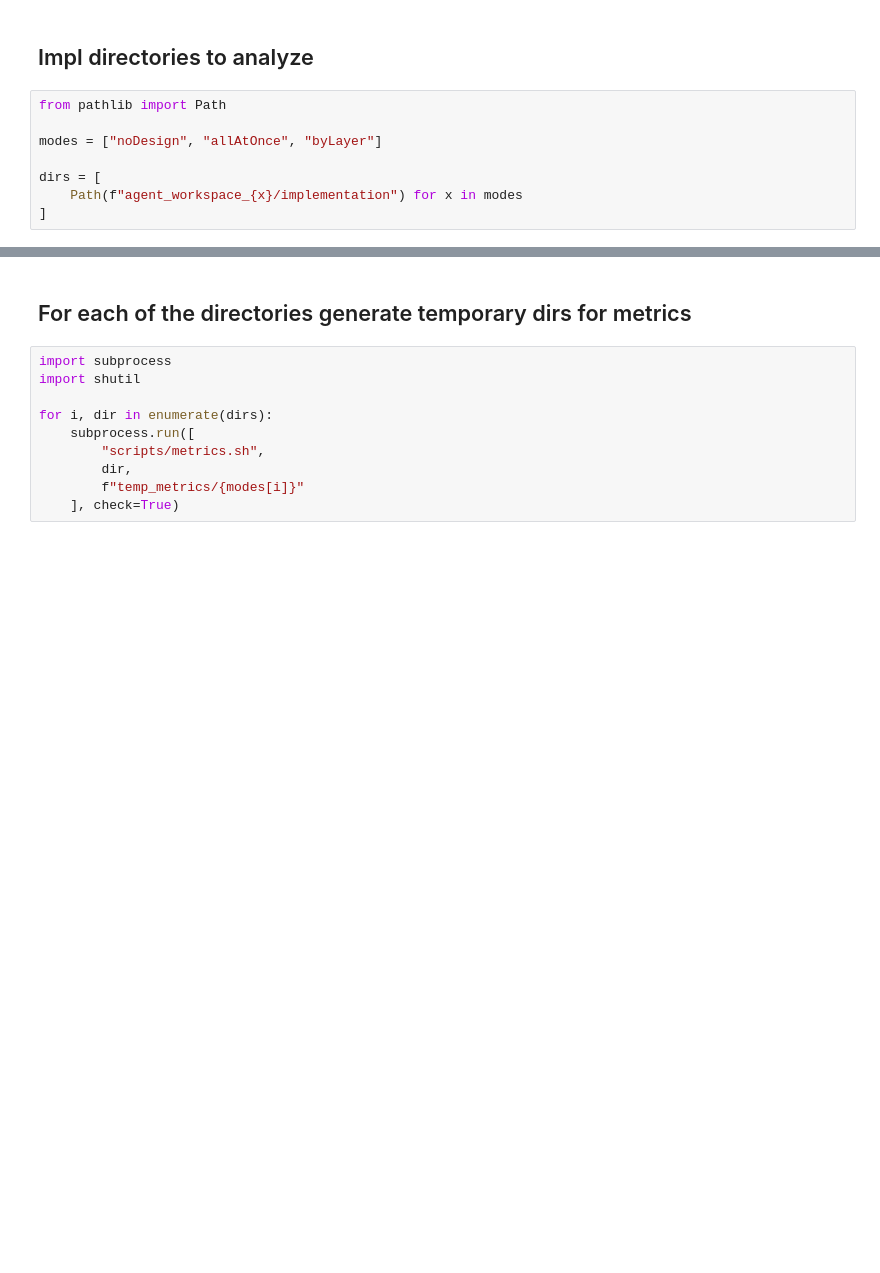
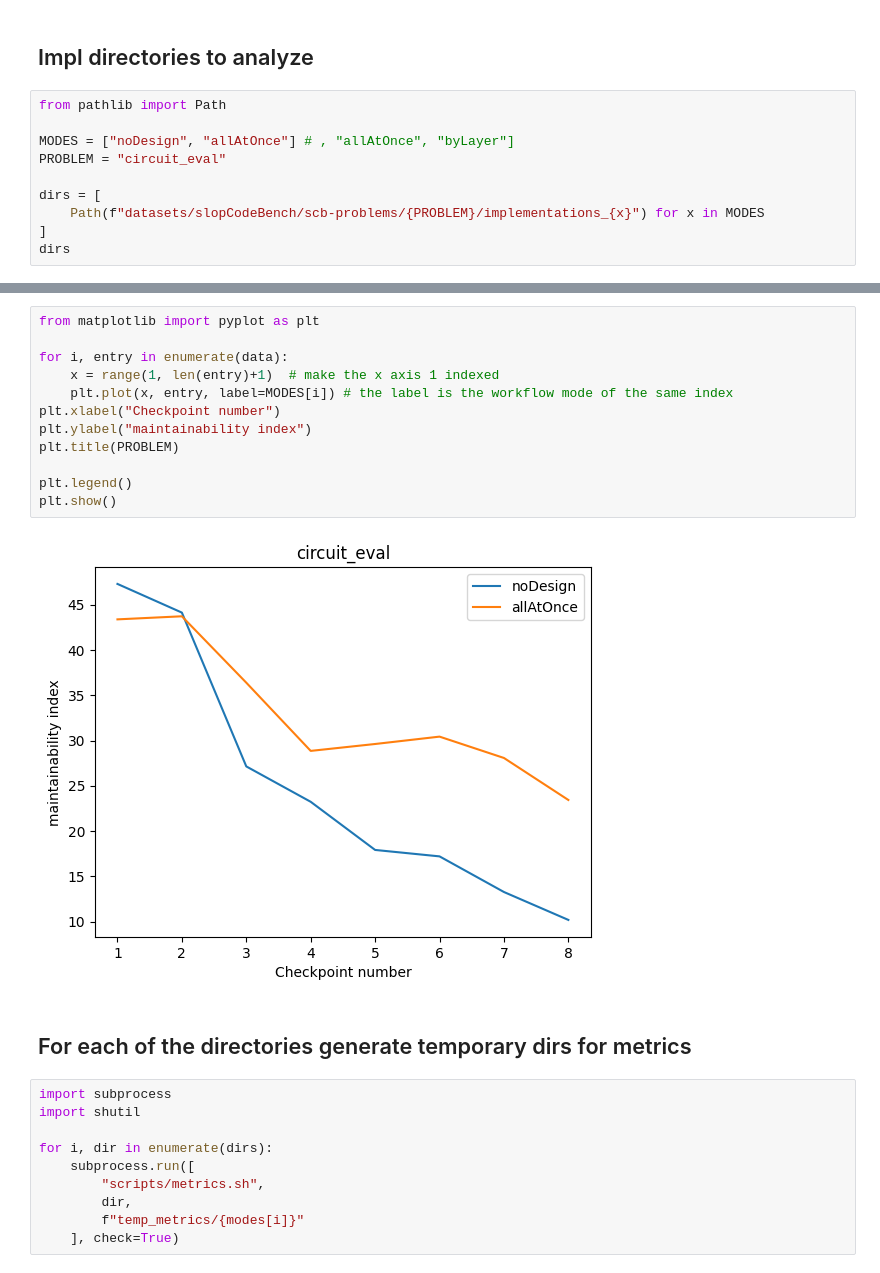
Before and after one commit to BernardMoy/Modular-SWE, a Jupyter notebook: evaluation.ipynb, the cells around one changed output, grey strips where cells are left out. Drawn from its saved outputs; the diff is of its cells as text; blank space fills up the shorter version.

Commit message:
Maintainability index caluclation for plotting graphs over checkpoints

```diff
--- a/evaluation.ipynb
+++ b/evaluation.ipynb
@@ -3,8 +3,10 @@
 # %%
 from pathlib import Path
 
-modes = ["noDesign", "allAtOnce", "byLayer"]
+MODES = ["noDesign", "allAtOnce"] # , "allAtOnce", "byLayer"]
+PROBLEM = "circuit_eval"
 
 dirs = [
-    Path(f"agent_workspace_{x}/implementation") for x in modes
+    Path(f"datasets/slopCodeBench/scb-problems/{PROBLEM}/implementations_{x}") for x in MODES
 ]
+dirs
@@ -11,3 +75,17 @@ dirs = [
+# %%
+from matplotlib import pyplot as plt
+
+for i, entry in enumerate(data):
+    x = range(1, len(entry)+1)  # make the x axis 1 indexed
+    plt.plot(x, entry, label=MODES[i]) # the label is the workflow mode of the same index
+plt.xlabel("Checkpoint number")
+plt.ylabel("maintainability index")
+plt.title(PROBLEM)
+
+plt.legend()
+plt.show()
+# %% [output]
+[figure, added]
 # %% [markdown]
 ## For each of the directories generate temporary dirs for metrics
 # %%
```
Also changed, not shown: parts of 3 cells of this notebook, 2 other files.
